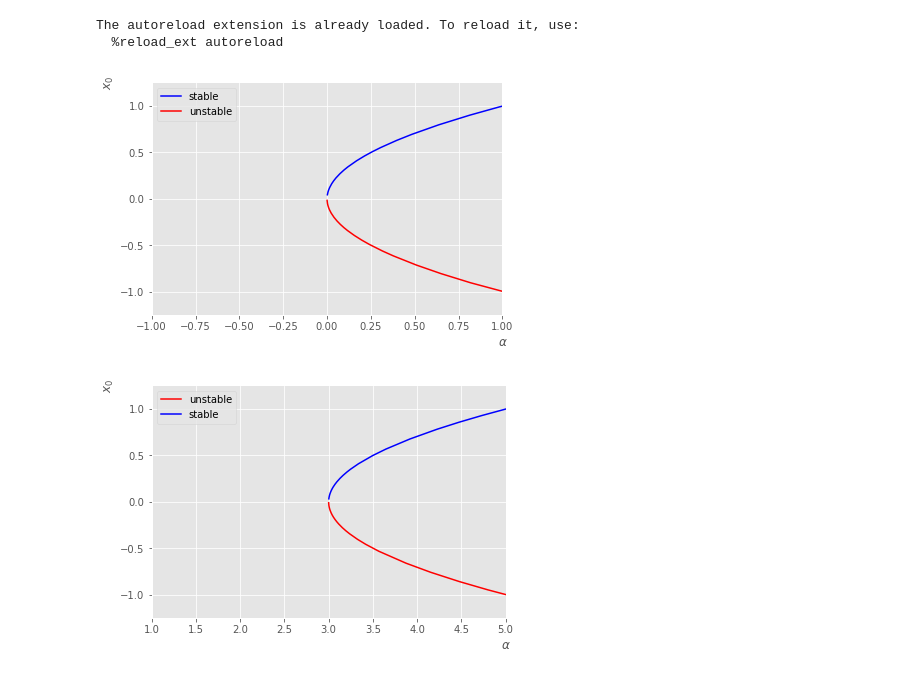
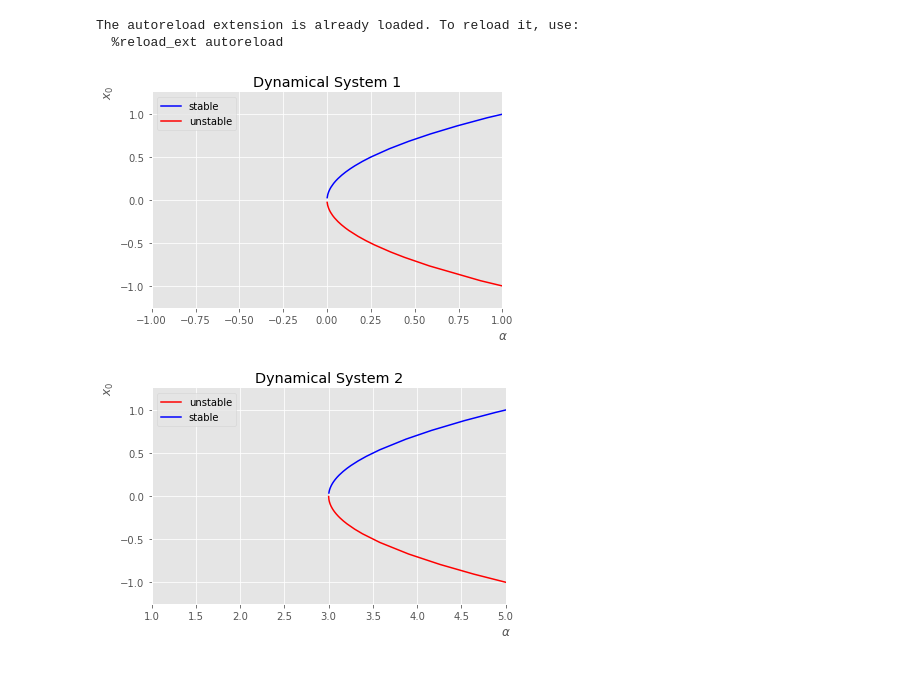
Before and after one commit to mlcms-SS22-Group-A/mlcms-SS22-Group-A, a Jupyter notebook: task-2.ipynb, the cells around one changed output. Saved outputs shown, nothing was run; the diff lists cells and outputs as text; code cells hidden in the pictures.

```diff
--- a/task-2.ipynb
+++ b/task-2.ipynb
@@ -12,13 +12,13 @@ The autoreload extension is already loaded. To reload it, use:
 x, alpha = sy.symbols("x, alpha")
 # %%
 # Equation 6 plot
-fig = plot_bifurcation_diagram(alpha - x**2, x, alpha, (-1, 1))
-# fig.save("task2_eq6"+ ".pdf")
+fig = plot_bifurcation_diagram(alpha - x**2, x, alpha, (-1, 1), "1")
+#fig.save("task2_eq6"+ ".pdf")
 # %% [output]
-[figure, old version]
+[figure, new version]
 # %%
 # Equation 7 plot
-fig2= plot_bifurcation_diagram(alpha - 2*x**2 - 3, x,alpha, (1, 5))
+fig2= plot_bifurcation_diagram(alpha - 2*x**2 - 3, x,alpha, (1, 5), "2")
 #fig2.save("task2_eq7"+ ".pdf")
 # %% [output]
-[figure, old version]
+[figure, new version]
```
Also changed, not shown: 1 other file.
